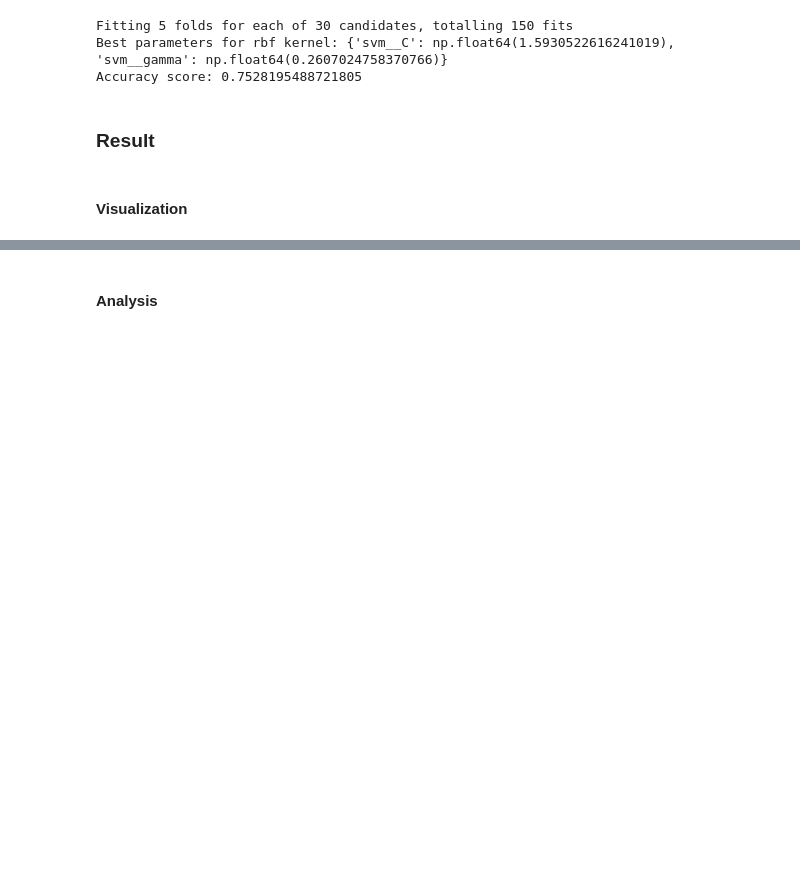
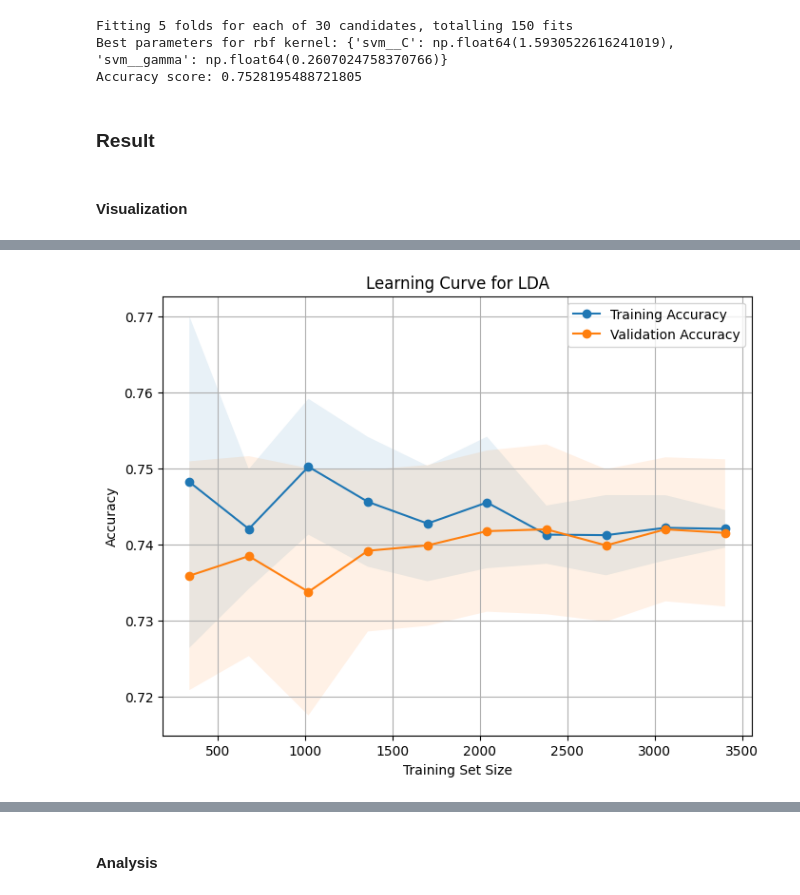
Before and after one commit to heibylau/wine-quality-classification, a Jupyter notebook: src/wine-quality-classification.ipynb, the cells around one changed output, grey strips where cells are left out. Saved outputs shown, nothing was run; the diff lists cells and outputs as text; code cells hidden in the pictures; blank space fills up the shorter version.

```diff
--- a/src/wine-quality-classification.ipynb
+++ b/src/wine-quality-classification.ipynb
@@ -128,9 +128,9 @@ Fitting 5 folds for each of 15 candidates, totalling 75 fits
 Best parameters for poly kernel: {'svm__gamma': 3, 'svm__degree': 3, 'svm__C': 100}
 Accuracy score: 0.724624060150376
 # %%
-grid = model.tune_lda(X_train, y_train)
+lda_tuned = model.tune_lda(X_train, y_train)
 
-accuracy_score = grid.score(X_test, y_test)
+accuracy_score = lda_tuned.score(X_test, y_test)
 print("Accuracy score:", accuracy_score)
 # %% [output]
 Best parameters: {'lda__solver': 'svd'}
@@ -162,0 +173,4 @@ Accuracy score: 0.7528195488721805
+# %%
+model.plot_learning_curve(lda_tuned, X_train, y_train, title="Learning Curve for LDA")
+# %% [output]
+[figure, added]
```
Also changed, not shown: parts of 6 cells of this notebook, 1 other file.
